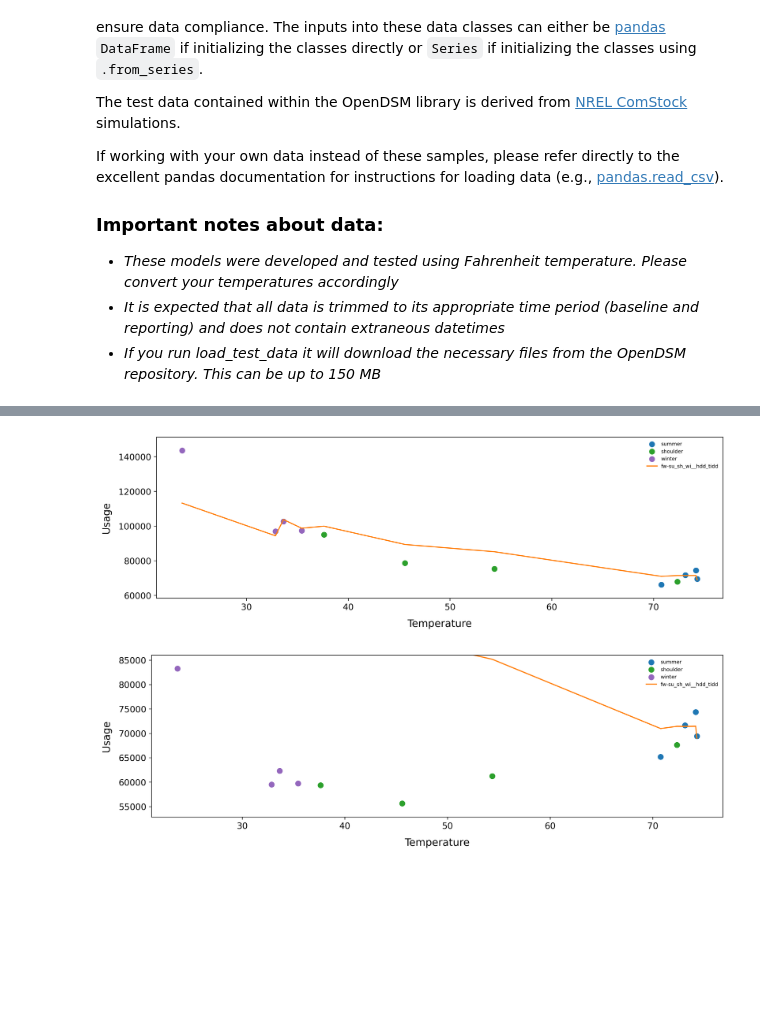
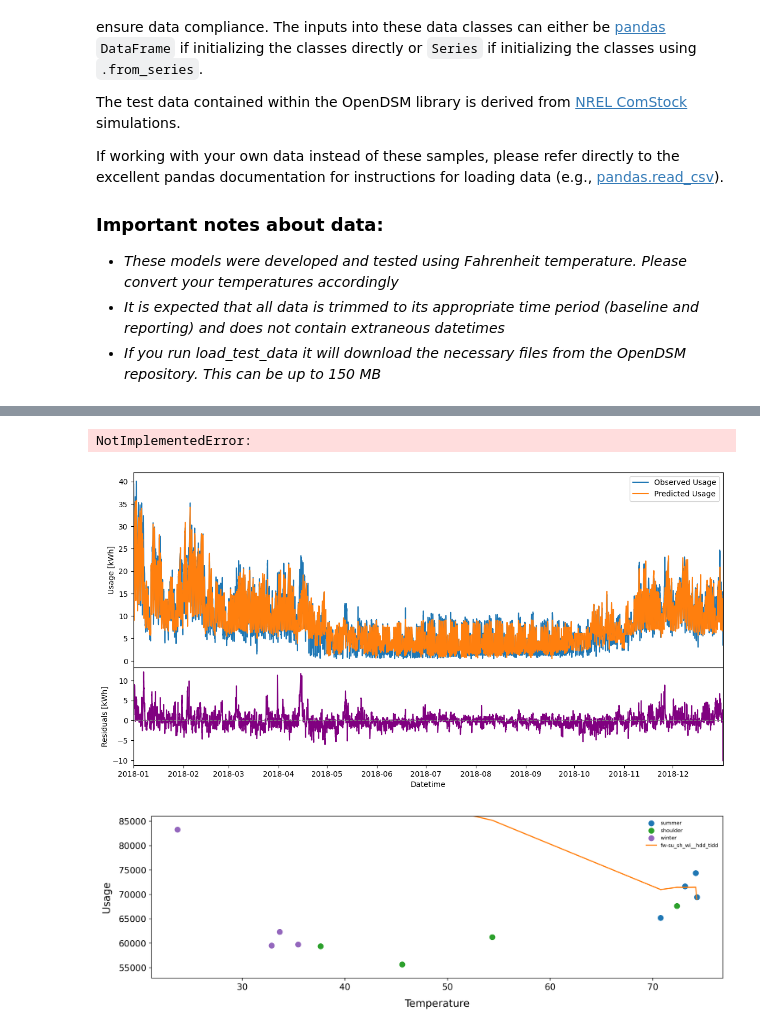
Before and after one commit to opendsm/opendsm-website, a Jupyter notebook: src/documentation/eemeter/hourly_model/_example.ipynb, the cells around one changed output, grey strips where cells are left out. Saved outputs shown, nothing was run; the diff lists cells and outputs as text; code cells hidden in the pictures; blank space fills up the shorter version.

```diff
--- a/src/documentation/eemeter/hourly_model/_example.ipynb
+++ b/src/documentation/eemeter/hourly_model/_example.ipynb
@@ -196,5 +169,35 @@ Warnings:          [EEMeterWarning(qualified_name=eemeter.sufficiency_criteria.u
 # %%
-billing_model.plot(baseline_data, aggregation="monthly")
+hourly_model.plot(baseline_data)
 # %% [output]
-[figure, removed]
+NotImplementedError:
+# %%
+df_results = hourly_model.predict(baseline_data)
+
+# Decimate data: plot every 24th point (i.e., daily for hourly data)
+decimation_factor = 1
+df_results_decimated = df_results.iloc[::decimation_factor, :]
+
+fig, (ax1, ax2) = plt.subplots(2, 1, figsize=(14, 7), sharex=True, gridspec_kw={'height_ratios': [2, 1]})
+
+# Upper panel: Observed and Predicted Usage
+ax1.plot(df_results_decimated.index, df_results_decimated['observed'], label='Observed Usage')
+ax1.plot(df_results_decimated.index, df_results_decimated['predicted'], label='Predicted Usage')
+ax1.set_ylabel('Usage [kWh]')
+ax1.legend()
+
+# Lower panel: Residuals
+residuals_decimated = df_results_decimated['observed'] - df_results_decimated['predicted']
+ax2.plot(df_results_decimated.index, residuals_decimated, color='purple', label='Residuals (Observed - Predicted)')
+ax2.axhline(0, color='gray', linestyle='--', linewidth=1)
+ax2.set_xlabel('Datetime')
+ax2.set_ylabel('Residuals [kWh]')
+
+ax1.set_xlim(df_results_decimated.index.min(), df_results_decimated.index.max())
+ax2.set_xlim(df_results_decimated.index.min(), df_results_decimated.index.max())
+
+fig.subplots_adjust(hspace=0)
+
+plt.show()
+# %% [output]
+[figure, added]
 # %%
```
Also changed, not shown: parts of 23 cells of this notebook, 24 other files.
